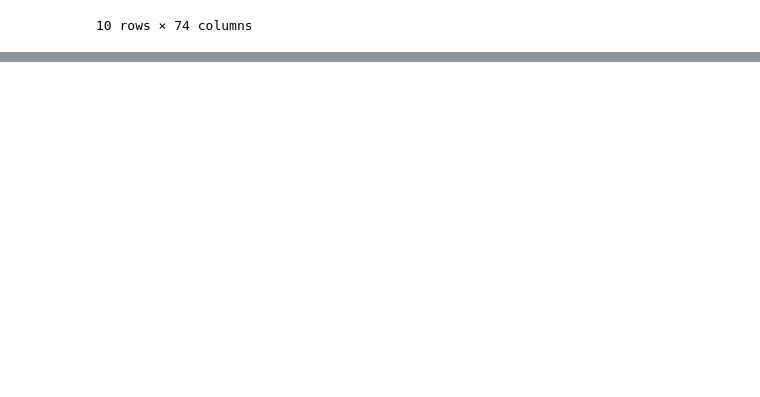
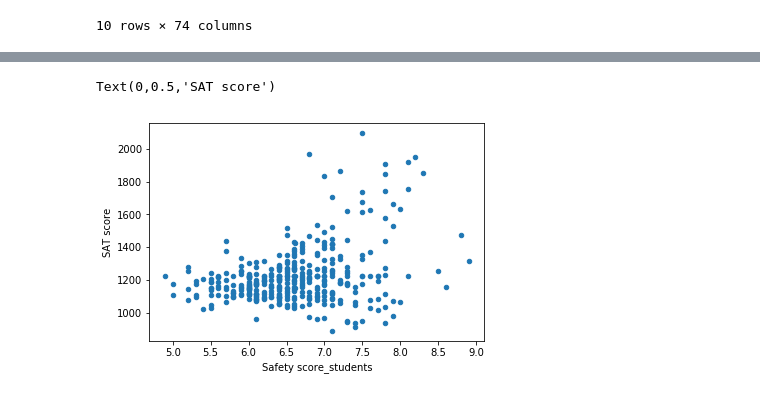
Before and after one commit to niloofarnth/NYC-schools-SAT-analysis, a Jupyter notebook: NYC-SAT-demographics.ipynb, the cells around one changed output, grey strips where cells are left out. Saved outputs shown, nothing was run; the diff lists cells and outputs as text; code cells hidden in the pictures; blank space fills up the shorter version.

```diff
--- a/NYC-SAT-demographics.ipynb
+++ b/NYC-SAT-demographics.ipynb
@@ -288,0 +316,7 @@ plt.show();
+# %%
+ax = combined.plot.scatter('saf_s_11','sat_score' )
+ax.set_xlabel('Safety score_students')
+ax.set_ylabel('SAT score')
+# %% [output]
+Text(0,0.5,'SAT score')
+[figure, added]
```
Also changed, not shown: parts of 23 cells of this notebook.
